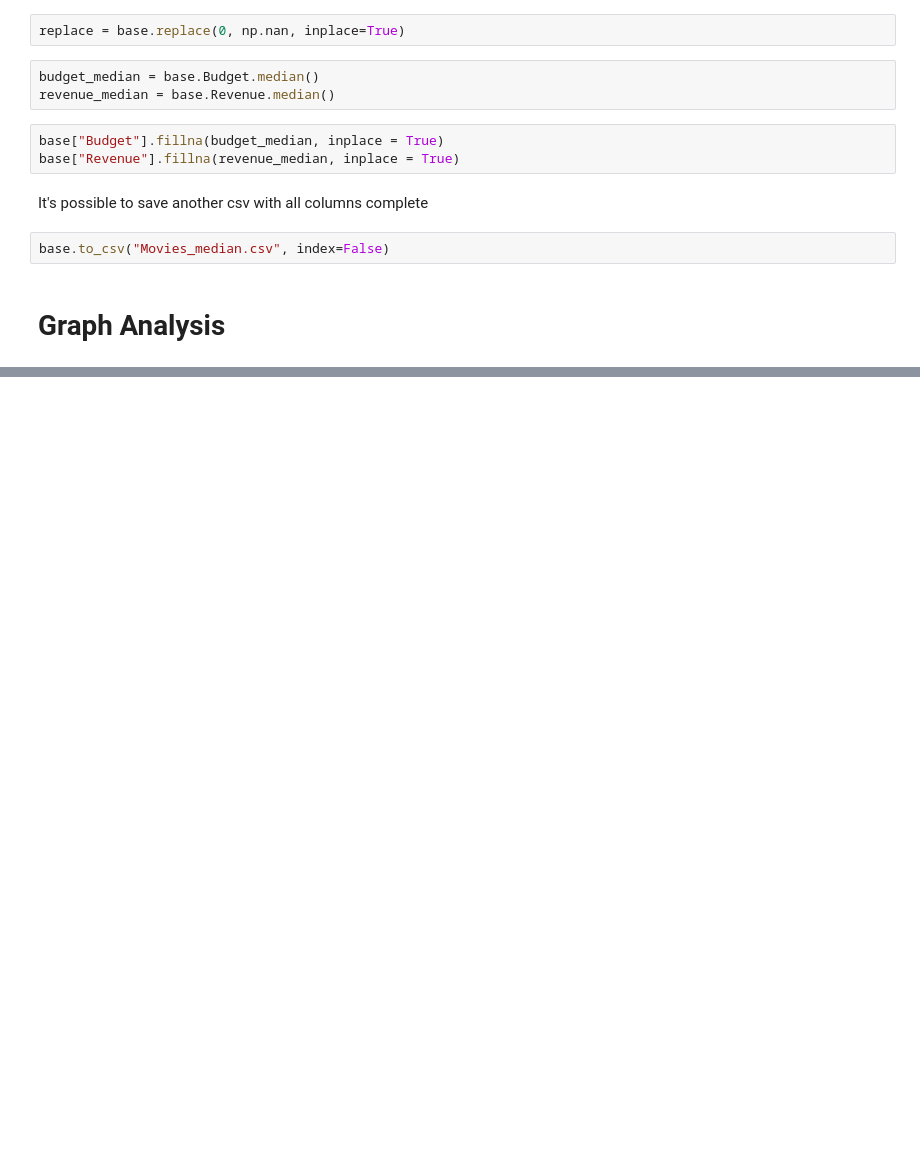
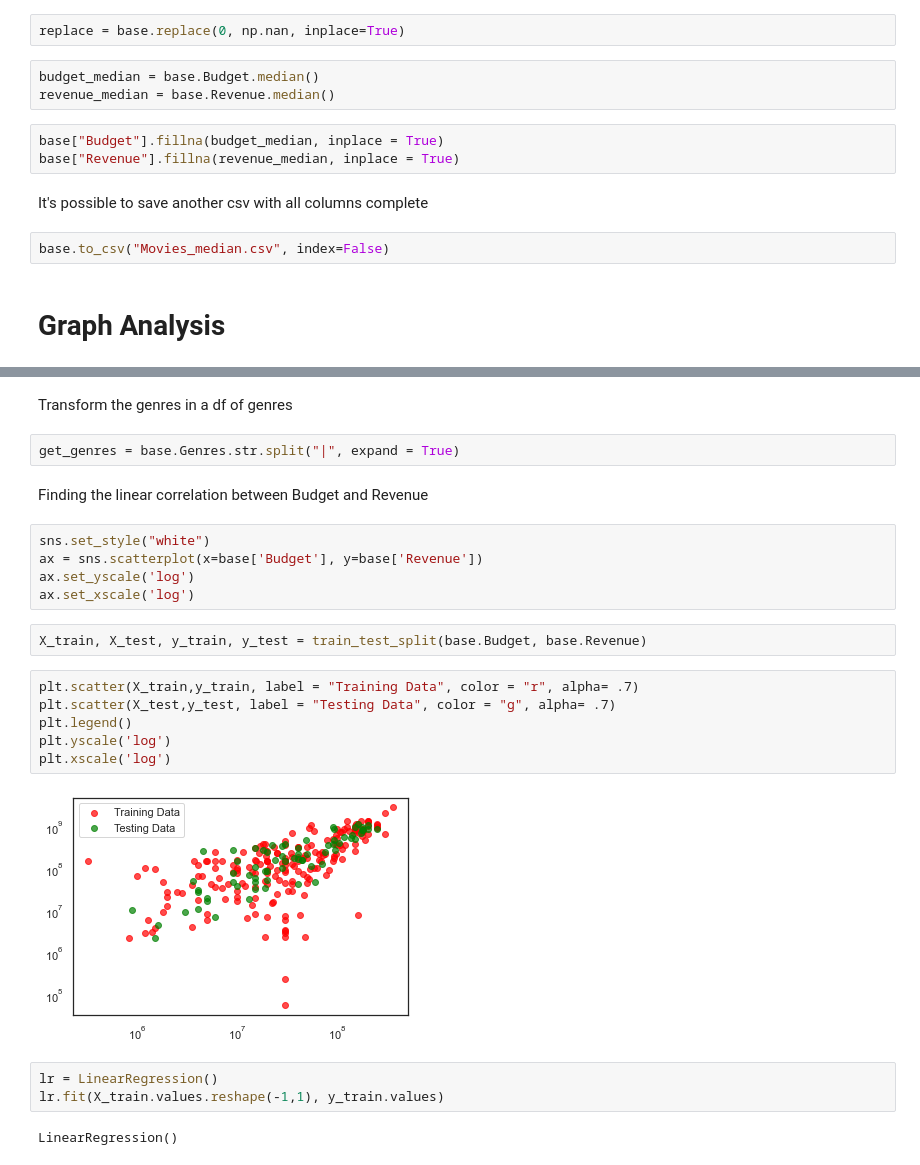
Before and after one commit to gabieller/MoviesDataBase, a Jupyter notebook: graph_analysis.ipynb, the cells around one changed output, grey strips where cells are left out. Drawn from its saved outputs; the diff is of its cells as text; blank space fills up the shorter version.

Commit message:
building linear regression

```diff
--- a/graph_analysis.ipynb
+++ b/graph_analysis.ipynb
@@ -70,0 +72,26 @@ database_boxplot = sns.boxplot(y = base["Vote Average"],
+# %% [markdown]
+Transform the genres in a df of genres
+# %%
+get_genres = base.Genres.str.split("|", expand = True)
+# %% [markdown]
+Finding the linear correlation between Budget and Revenue
+# %%
+sns.set_style("white")
+ax = sns.scatterplot(x=base['Budget'], y=base['Revenue'])
+ax.set_yscale('log')
+ax.set_xscale('log')
+# %%
+X_train, X_test, y_train, y_test = train_test_split(base.Budget, base.Revenue)
+# %%
+plt.scatter(X_train,y_train, label = "Training Data", color = "r", alpha= .7)
+plt.scatter(X_test,y_test, label = "Testing Data", color = "g", alpha= .7)
+plt.legend()
+plt.yscale('log')
+plt.xscale('log')
+# %% [output]
+[figure, added]
+# %%
+lr = LinearRegression()
+lr.fit(X_train.values.reshape(-1,1), y_train.values)
+# %% [output]
+LinearRegression()
```
Also changed, not shown: parts of 5 cells of this notebook.
